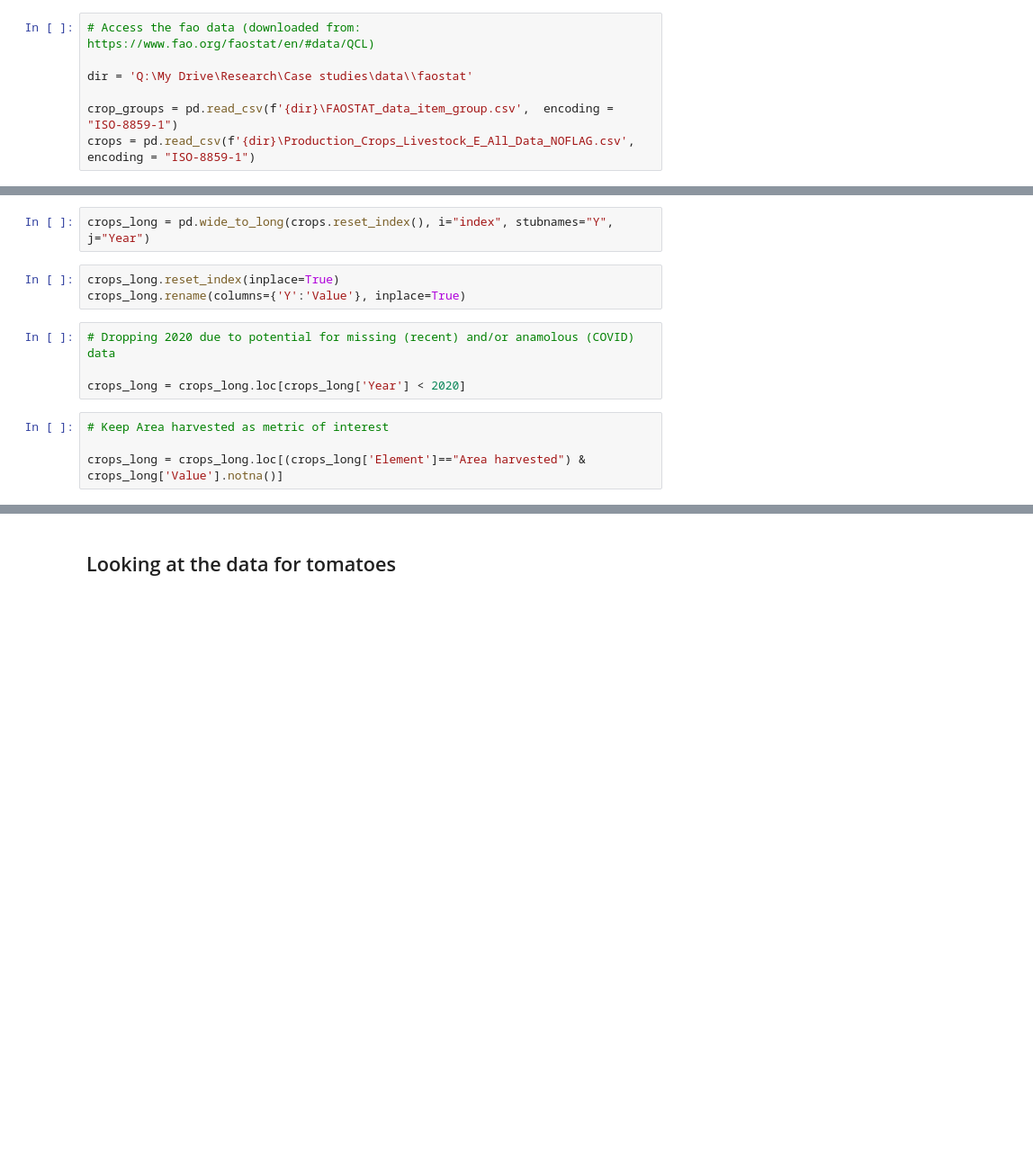
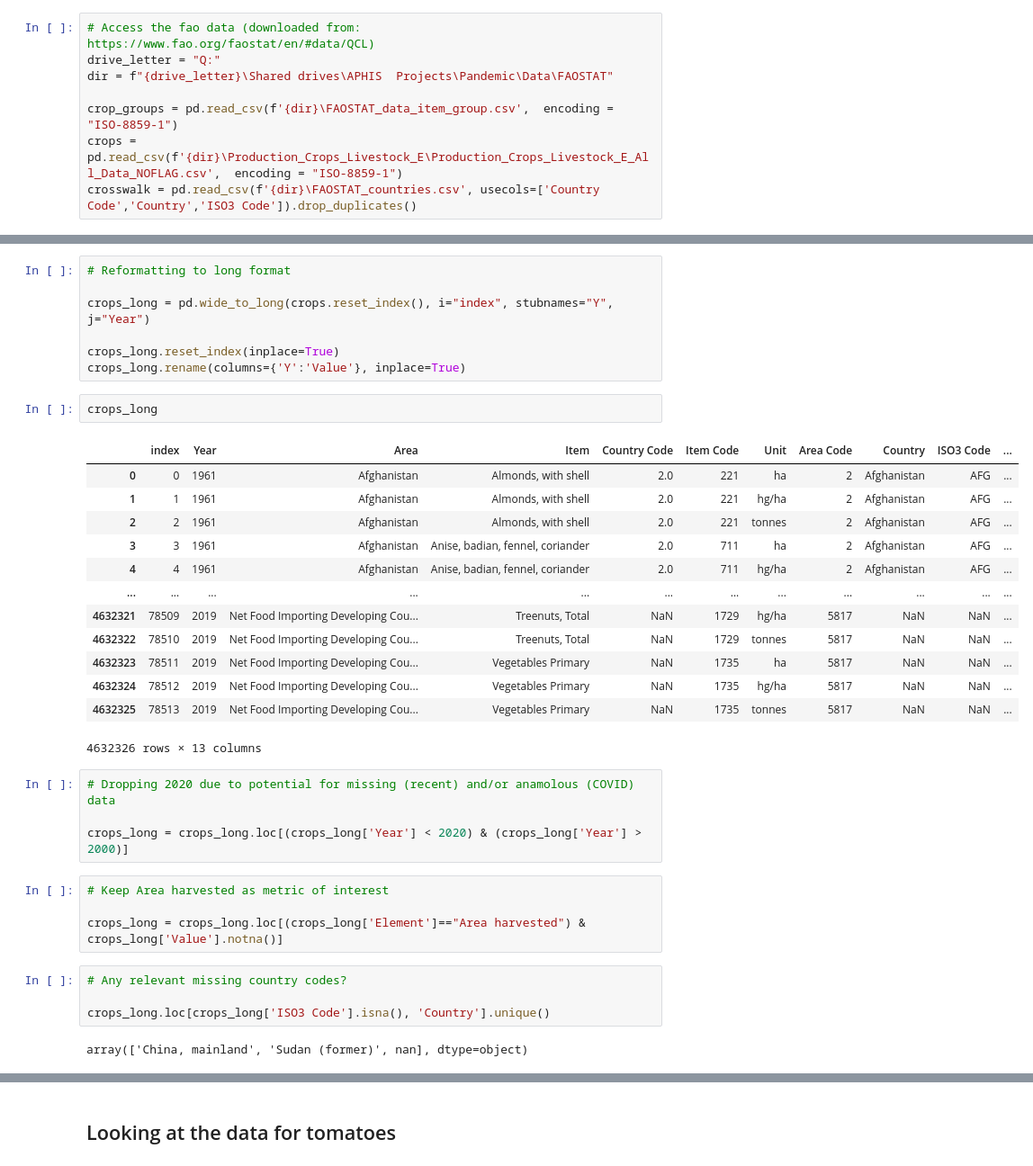
Before and after one commit to arielsaffer/PoPS-Global-Ag-CaseStudy, a Jupyter notebook: exploration/FaoData.ipynb, the cells around one changed output, grey strips where cells are left out. Shown at 90% size. Drawn from its saved outputs; the diff is of its cells as text; blank space fills up the shorter version.

```diff
--- a/exploration/FaoData.ipynb
+++ b/exploration/FaoData.ipynb
@@ -5,8 +7,9 @@ import pandas as pd
 import matplotlib.pyplot as plt
 # %%
 # Access the fao data (downloaded from: https://www.fao.org/faostat/en/#data/QCL)
-
-dir = 'Q:\My Drive\Research\Case studies\data\\faostat'
+drive_letter = "Q:"
+dir = f"{drive_letter}\Shared drives\APHIS  Projects\Pandemic\Data\FAOSTAT"
 
 crop_groups = pd.read_csv(f'{dir}\FAOSTAT_data_item_group.csv',  encoding = "ISO-8859-1")
-crops = pd.read_csv(f'{dir}\Production_Crops_Livestock_E_All_Data_NOFLAG.csv',  encoding = "ISO-8859-1")
+crops = pd.read_csv(f'{dir}\Production_Crops_Livestock_E\Production_Crops_Livestock_E_All_Data_NOFLAG.csv',  encoding = "ISO-8859-1")
+crosswalk = pd.read_csv(f'{dir}\FAOSTAT_countries.csv', usecols=['Country Code','Country','ISO3 Code']).drop_duplicates()
@@ -23,13 +76,37 @@ vegetables = crop_groups.loc[crop_groups['Item Group']=="Vegetables Primary","It
 # %%
+# Reformatting to long format
+
 crops_long = pd.wide_to_long(crops.reset_index(), i="index", stubnames="Y", j="Year")
+
+crops_long.reset_index(inplace=True)
+crops_long.rename(columns={'Y':'Value'}, inplace=True)
-# %%
-crops_long.reset_index(inplace=True)
-crops_long.rename(columns={'Y':'Value'}, inplace=True)
+# %%
+crops_long
+# %% [output]
+|  | index | Year | Area | Item | Country Code | Item Code | Unit | Area Code | Country | ISO3 Code | ... |
+| 0 | 0 | 1961 | Afghanistan | Almonds, with shell | 2.0 | 221 | ha | 2 | Afghanistan | AFG | ... |
+| 1 | 1 | 1961 | Afghanistan | Almonds, with shell | 2.0 | 221 | hg/ha | 2 | Afghanistan | AFG | ... |
+| 2 | 2 | 1961 | Afghanistan | Almonds, with shell | 2.0 | 221 | tonnes | 2 | Afghanistan | AFG | ... |
+| 3 | 3 | 1961 | Afghanistan | Anise, badian, fennel, coriander | 2.0 | 711 | ha | 2 | Afghanistan | AFG | ... |
+| 4 | 4 | 1961 | Afghanistan | Anise, badian, fennel, coriander | 2.0 | 711 | hg/ha | 2 | Afghanistan | AFG | ... |
+| ... | ... | ... | ... | ... | ... | ... | ... | ... | ... | ... | ... |
+| 4632321 | 78509 | 2019 | Net Food Importing Developing Cou... | Treenuts, Total | NaN | 1729 | hg/ha | 5817 | NaN | NaN | ... |
+| 4632322 | 78510 | 2019 | Net Food Importing Developing Cou... | Treenuts, Total | NaN | 1729 | tonnes | 5817 | NaN | NaN | ... |
+| 4632323 | 78511 | 2019 | Net Food Importing Developing Cou... | Vegetables Primary | NaN | 1735 | ha | 5817 | NaN | NaN | ... |
+| 4632324 | 78512 | 2019 | Net Food Importing Developing Cou... | Vegetables Primary | NaN | 1735 | hg/ha | 5817 | NaN | NaN | ... |
+| 4632325 | 78513 | 2019 | Net Food Importing Developing Cou... | Vegetables Primary | NaN | 1735 | tonnes | 5817 | NaN | NaN | ... |
+4632326 rows × 13 columns
 # %%
 # Dropping 2020 due to potential for missing (recent) and/or anamolous (COVID) data
 
-crops_long = crops_long.loc[crops_long['Year'] < 2020]
+crops_long = crops_long.loc[(crops_long['Year'] < 2020) & (crops_long['Year'] > 2000)]
 # %%
 # Keep Area harvested as metric of interest
 
 crops_long = crops_long.loc[(crops_long['Element']=="Area harvested") & crops_long['Value'].notna()]
+# %%
+# Any relevant missing country codes?
+
+crops_long.loc[crops_long['ISO3 Code'].isna(), 'Country'].unique()
+# %% [output]
+array(['China, mainland', 'Sudan (former)', nan], dtype=object)
```
Also changed, not shown: parts of 25 cells of this notebook.
